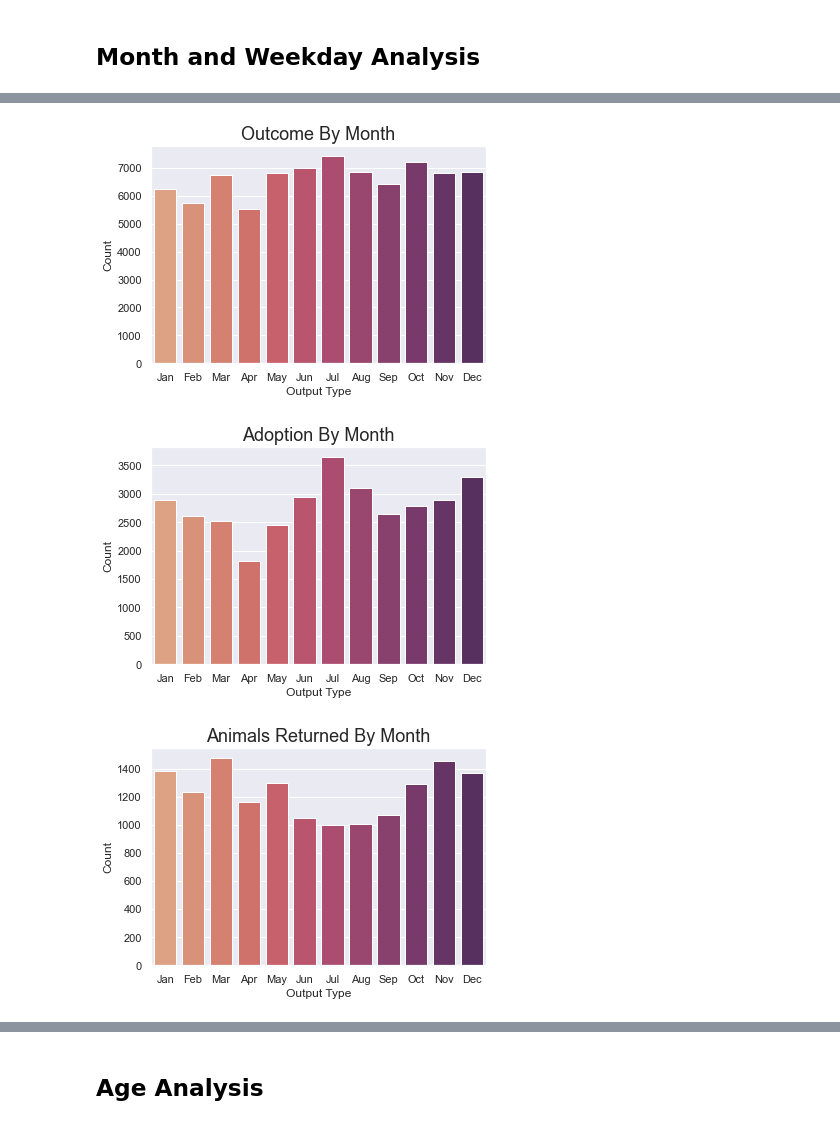
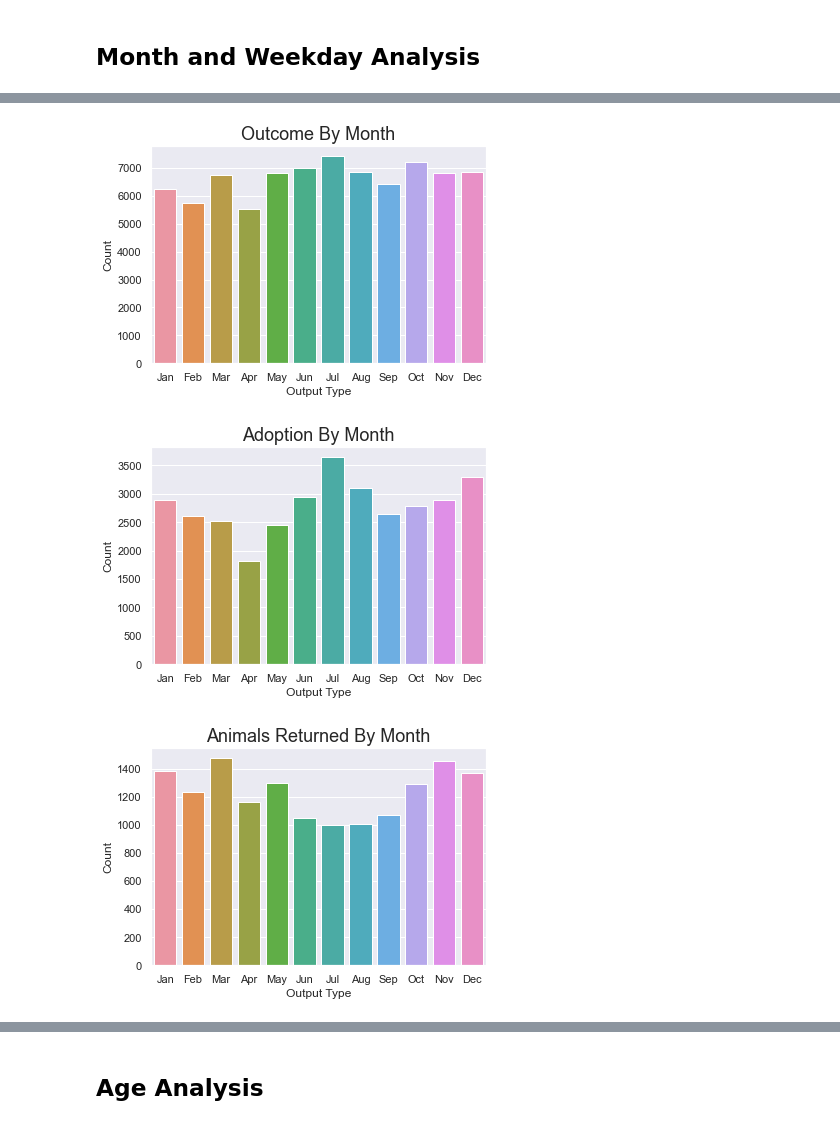
Before and after one commit to hookjamesa/austin_animal_shelter_analysis, a Jupyter notebook: Segment2_Merge1.ipynb, the cells around one changed output, grey strips where cells are left out. Drawn from its saved outputs; the diff is of its cells as text; code cells hidden in the pictures.

```diff
--- a/Segment2_Merge1.ipynb
+++ b/Segment2_Merge1.ipynb
@@ -733,30 +748,27 @@ df.head()
 # %%
 # Plotting line
 ax = sns.countplot(x="outcome_month", data=df, order=["Jan", "Feb", "Mar", "Apr", "May", "Jun", "Jul",
-                                                      "Aug", "Sep", "Oct", "Nov", "Dec"],
-                  palette="flare")
+                                                      "Aug", "Sep", "Oct", "Nov", "Dec"])
 
 plt.title('Outcome By Month', fontsize=18)
 plt.xlabel('Output Type', fontsize=12)
 plt.ylabel('Count', fontsize=12);
 # %% [output]
-[figure, old version]
+[figure, new version]
 # %%
 # Adoption by Month
 ax = sns.countplot(x="outcome_month", data=df[(df["outcome_type"] == "Adoption")], order=["Jan", "Feb", "Mar", "Apr", "May", "Jun", "Jul",
-                                                      "Aug", "Sep", "Oct", "Nov", "Dec"],
-                  palette="flare")
+                                                      "Aug", "Sep", "Oct", "Nov", "Dec"])
 
 plt.title('Adoption By Month', fontsize=18)
 plt.xlabel('Output Type', fontsize=12)
 plt.ylabel('Count', fontsize=12);
 # %% [output]
-[figure, old version]
+[figure, new version]
 # %%
 # Return to owner by Month
 ax = sns.countplot(x="outcome_month", data=df[(df["outcome_type"] == "Return to Owner")], order=["Jan", "Feb", "Mar", "Apr", "May", "Jun", "Jul",
-                                                      "Aug", "Sep", "Oct", "Nov", "Dec"],
-                  palette="flare")
+                                                      "Aug", "Sep", "Oct", "Nov", "Dec"])
 
 plt.title('Animals Returned By Month', fontsize=18)
 plt.xlabel('Output Type', fontsize=12)
@@ -764,7 +776,7 @@ plt.ylabel('Count', fontsize=12);
 
 # Animals are less likely to be returned/ picked up by owners in the summer time
 # %% [output]
-[figure, old version]
+[figure, new version]
 # %%
 # Adoption by Weekday
 
```
Also changed, not shown: parts of 22 cells of this notebook.
